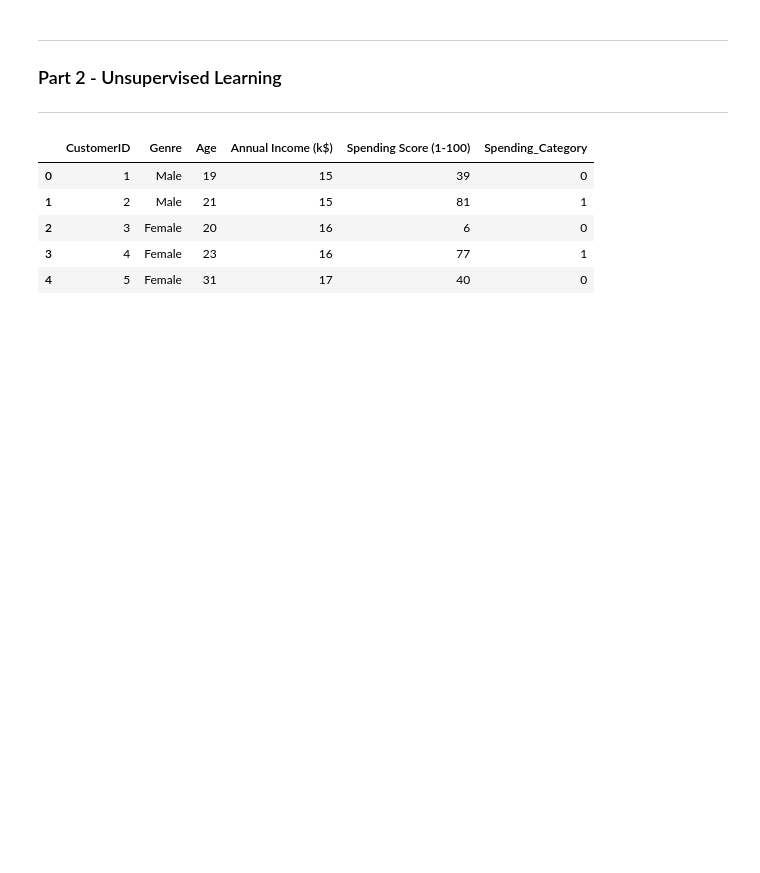
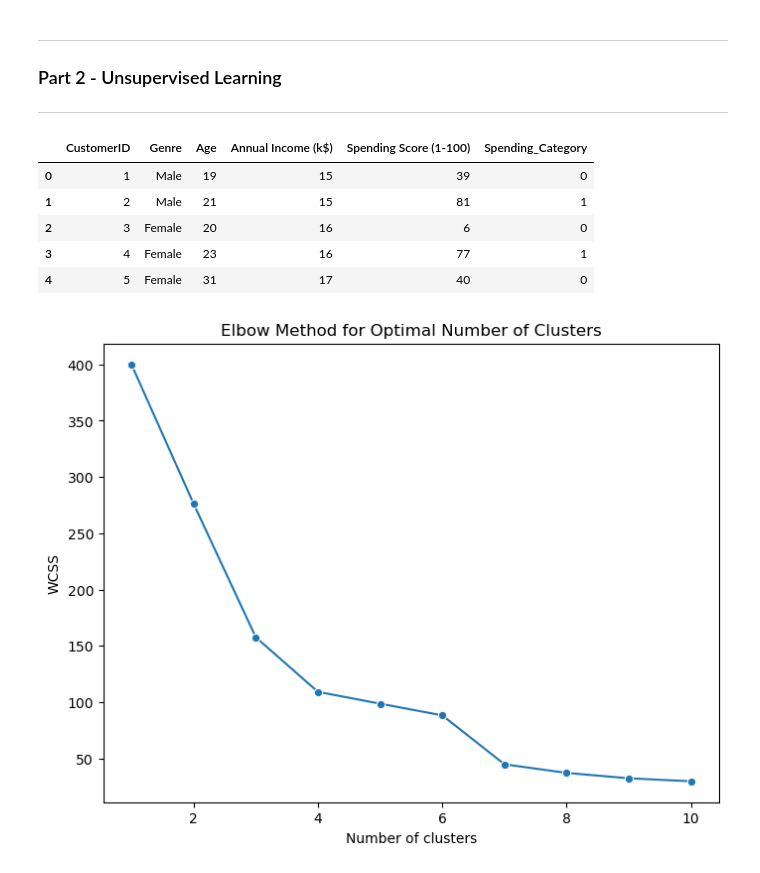
Before and after one commit to aashoday/fml-lab, a Jupyter notebook: notebooks/assignment_1.ipynb, the cells around one changed output. Saved outputs shown, nothing was run; the diff lists cells and outputs as text; code cells hidden in the pictures; blank space fills up the shorter version.

Commit message:
Add elbow method plot.

```diff
--- a/notebooks/assignment_1.ipynb
+++ b/notebooks/assignment_1.ipynb
@@ -177,8 +177,20 @@ scaler_cluster = StandardScaler()
 X_cluster_scaled = scaler_cluster.fit_transform(X_cluster)
 # %%
 # Add elbow method logic
-wcss = []
+
+wcss = [] # within cluster sum of squares
 
 for k in range(1, 11):
     kmeans = KMeans(n_clusters=k, random_state=RANDOM_SEED)
-    kmeans.fit(X_cluster
+    kmeans.fit(X_cluster_scaled)
+    wcss.append(kmeans.inertia_)
+# %%
+# Elbow method plot
+plt.figure(figsize=(8,6))
+sns.lineplot(x=range(1,11), y=wcss, marker="o")
+plt.xlabel("Number of clusters")
+plt.ylabel("WCSS")
+plt.title("Elbow Method for Optimal Number of Clusters")
+plt.show()
+# %% [output]
+[figure, added]
```
